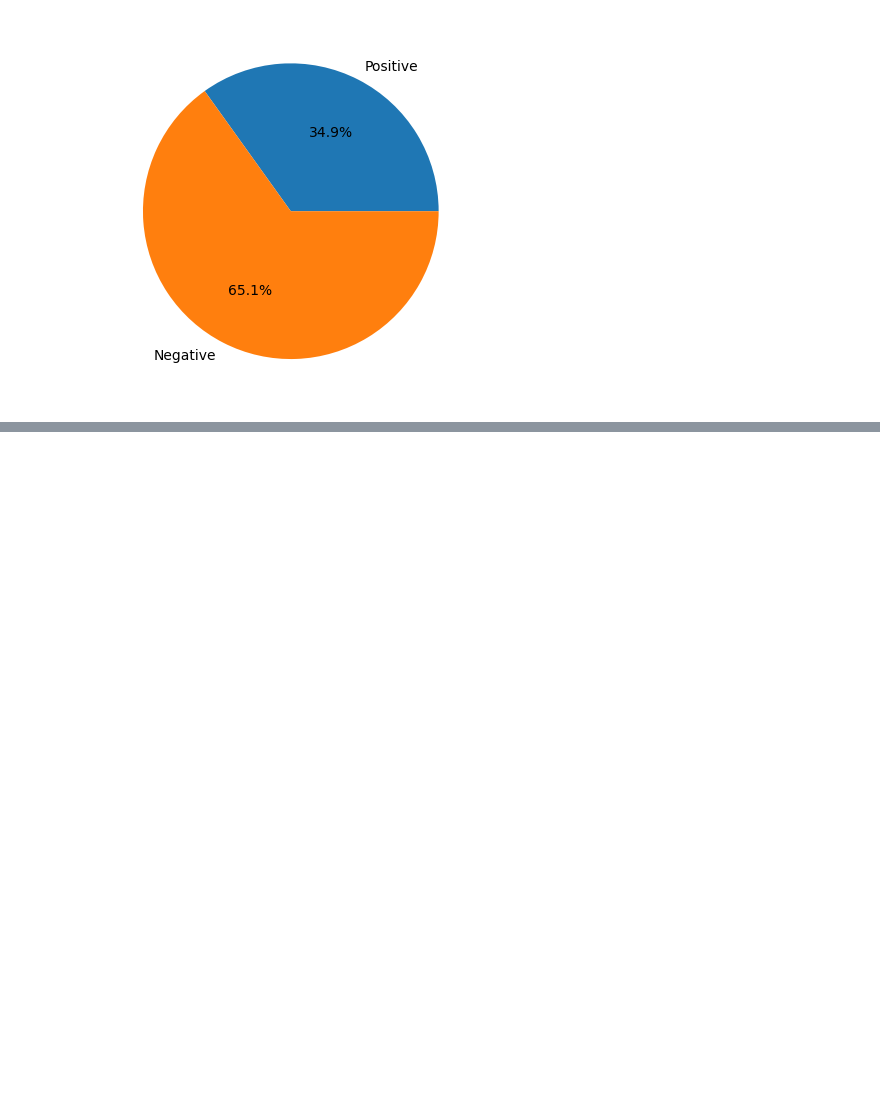
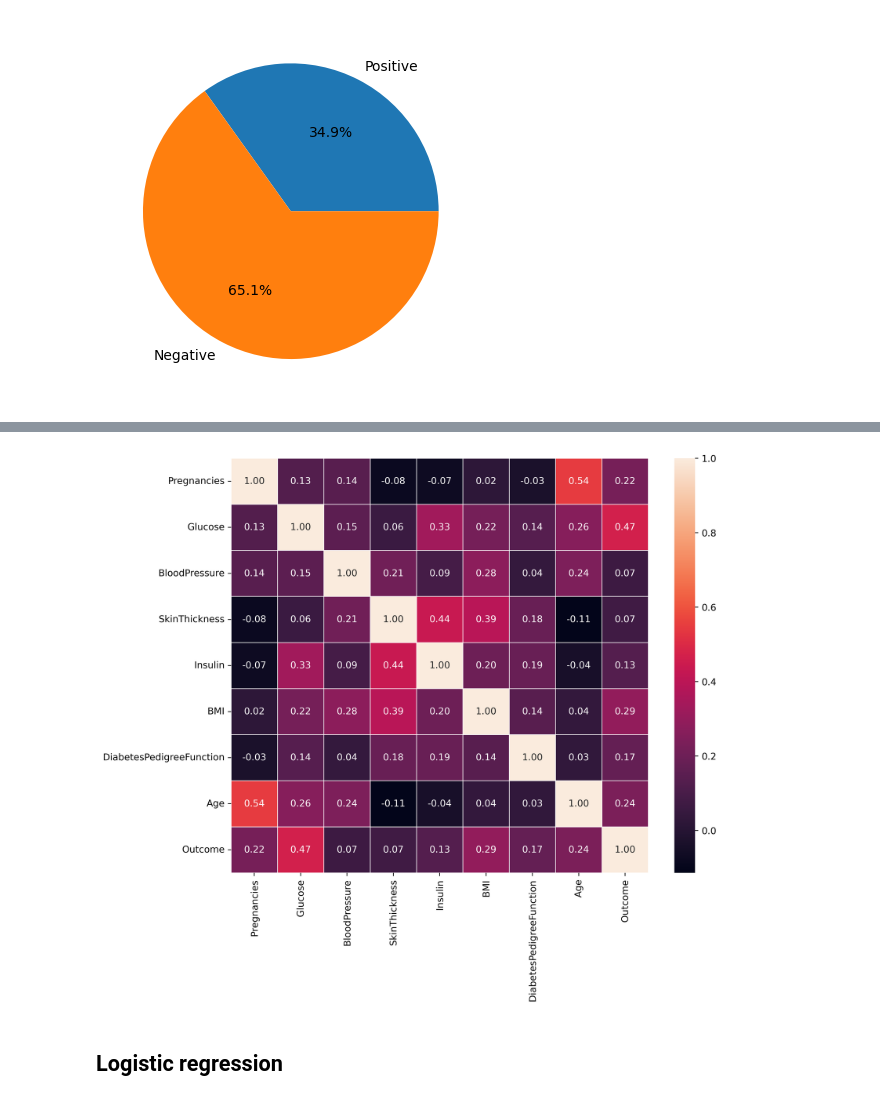
Before and after one commit to sagarbasnet/AI-basedhealth, a Jupyter notebook: main.ipynb, the cells around one changed output, grey strips where cells are left out. Drawn from its saved outputs; the diff is of its cells as text; code cells hidden in the pictures; blank space fills up the shorter version.

```diff
--- a/main.ipynb
+++ b/main.ipynb
@@ -58,0 +65,3 @@ ax.pie(result, labels=labels,autopct='%1.1f%%')
+# %%
+corr = df.corr(method = 'pearson')
+corr
@@ -58,0 +81,8 @@ ax.pie(result, labels=labels,autopct='%1.1f%%')
+# %%
+plt.figure(figsize=(10,8), dpi =500)
+sns.heatmap(corr,annot=True,fmt=".2f", linewidth=.5)
+plt.show()
+# %% [output]
+[figure, added]
+# %% [markdown]
+## Logistic regression
```
Also changed, not shown: parts of 17 cells of this notebook.
